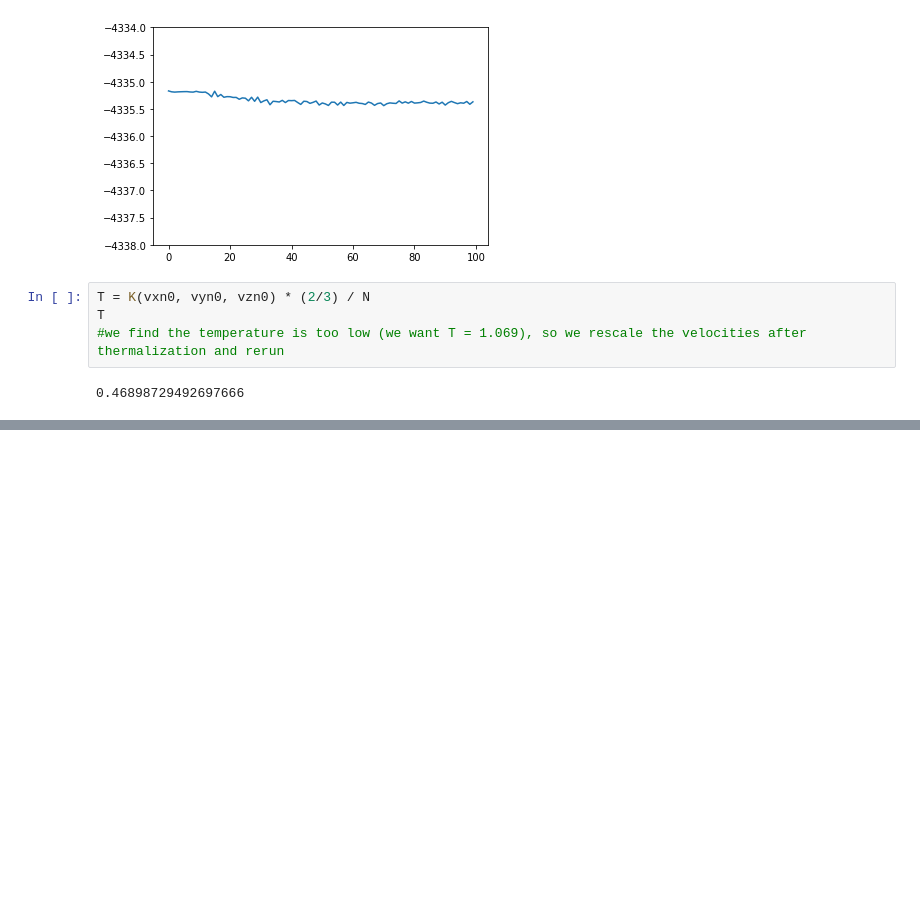
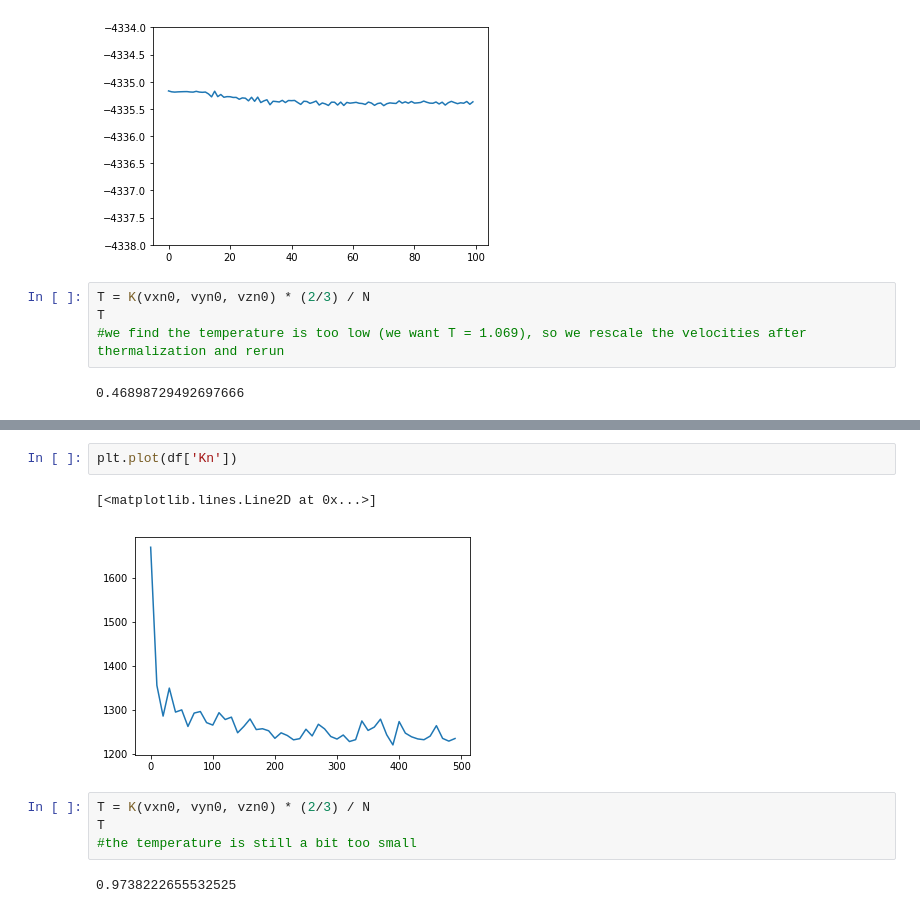
Before and after one commit to joheenc/liquid_argon_md, a Jupyter notebook: Liquid Argon Simulation.ipynb, the cells around one changed output, grey strips where cells are left out. Cells and saved outputs as stored; diff of their text form; blank space fills up the shorter version.

```diff
--- a/Liquid Argon Simulation.ipynb
+++ b/Liquid Argon Simulation.ipynb
@@ -320,0 +338,11 @@ ax.scatter(xn0, yn0, zn0)
+# %%
+plt.plot(df['Kn'])
+# %% [output]
+[<matplotlib.lines.Line2D at 0x...>]
+[figure, added]
+# %%
+T = K(vxn0, vyn0, vzn0) * (2/3) / N
+T
+#the temperature is still a bit too small
+# %% [output]
+0.9738222655532525
```
Also changed, not shown: parts of 13 cells of this notebook, 21 other files.
